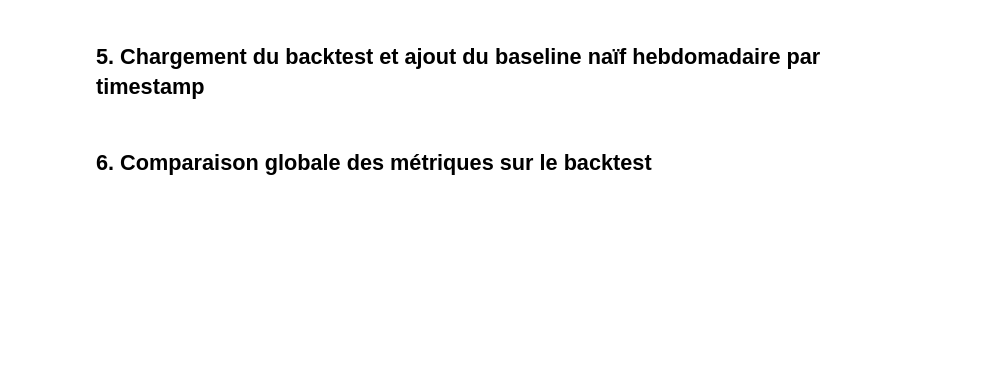
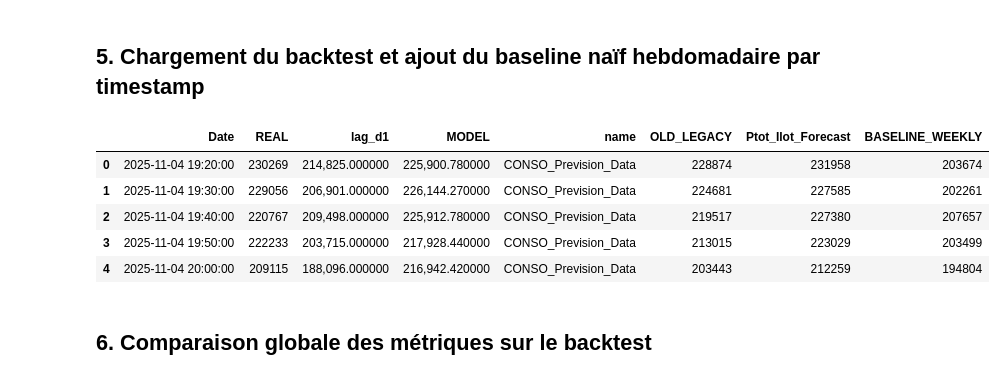
Before and after one commit to Khalid-Bensaber/SmartGrid, a Jupyter notebook: notebooks/experiments/SmartGrid_Analyse_Detaillee_Run.ipynb, the cells around one changed output. Saved outputs shown, nothing was run; the diff lists cells and outputs as text; code cells hidden in the pictures; blank space fills up the shorter version.

```diff
--- a/notebooks/experiments/SmartGrid_Analyse_Detaillee_Run.ipynb
+++ b/notebooks/experiments/SmartGrid_Analyse_Detaillee_Run.ipynb
@@ -306,28 +373,36 @@ metrics_table
 ## 5. Chargement du backtest et ajout du baseline naïf hebdomadaire par timestamp
 # %%
 if backtest_csv is None:
-    raise FileNotFoundError('Aucun backtest CSV trouvé pour ce run.')
+    searched = [str(p) for p in backtest_candidates if p is not None]
+    raise FileNotFoundError('Aucun backtest CSV trouvé pour ce run. Chemins testés:\n- ' + '\n- '.join(searched))
 
 backtest = pd.read_csv(backtest_csv)
 date_col, real_col, pred_col, legacy_col, baseline_col = infer_cols(backtest)
 backtest[date_col] = pd.to_datetime(backtest[date_col], errors='coerce')
 backtest = backtest.dropna(subset=[date_col]).sort_values(date_col).reset_index(drop=True)
 
 if baseline_col is None:
     if history_csv is None:
         print('Pas de history_csv trouvé : baseline naïf hebdomadaire non reconstruit.')
     else:
         hist_total = load_history_total(history_csv)
         backtest['NaiveWeekly_Forecast'] = compute_weekly_naive_for_dates(backtest[date_col], hist_total)
         baseline_col = 'NaiveWeekly_Forecast'
 
 backtest = backtest.rename(columns={date_col: 'Date', real_col: 'REAL', pred_col: 'MODEL'})
 if legacy_col:
     backtest = backtest.rename(columns={legacy_col: 'OLD_LEGACY'})
 if baseline_col:
     backtest = backtest.rename(columns={baseline_col: 'BASELINE_WEEKLY'})
 
 backtest.head()
+# %% [output]
+|  | Date | REAL | lag_d1 | MODEL | name | OLD_LEGACY | Ptot_Ilot_Forecast | BASELINE_WEEKLY |
+| 0 | 2025-11-04 19:20:00 | 230269 | 214,825.000000 | 225,900.780000 | CONSO_Prevision_Data | 228874 | 231958 | 203674 |
+| 1 | 2025-11-04 19:30:00 | 229056 | 206,901.000000 | 226,144.270000 | CONSO_Prevision_Data | 224681 | 227585 | 202261 |
+| 2 | 2025-11-04 19:40:00 | 220767 | 209,498.000000 | 225,912.780000 | CONSO_Prevision_Data | 219517 | 227380 | 207657 |
+| 3 | 2025-11-04 19:50:00 | 222233 | 203,715.000000 | 217,928.440000 | CONSO_Prevision_Data | 213015 | 223029 | 203499 |
+| 4 | 2025-11-04 20:00:00 | 209115 | 188,096.000000 | 216,942.420000 | CONSO_Prevision_Data | 203443 | 212259 | 194804 |
 # %% [markdown]
 ## 6. Comparaison globale des métriques sur le backtest
 # %%
```
Also changed, not shown: parts of 15 cells of this notebook, 2 other files.
